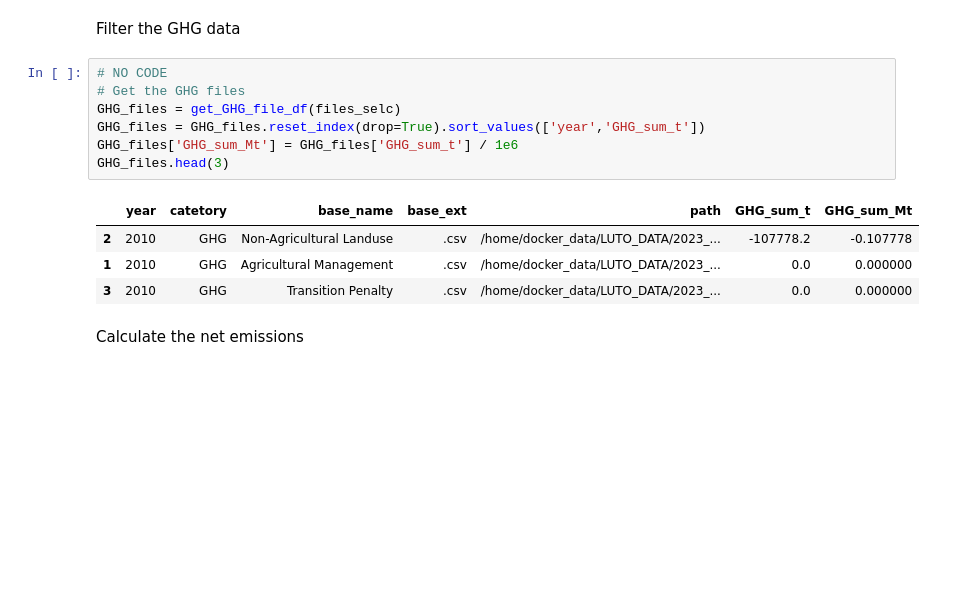
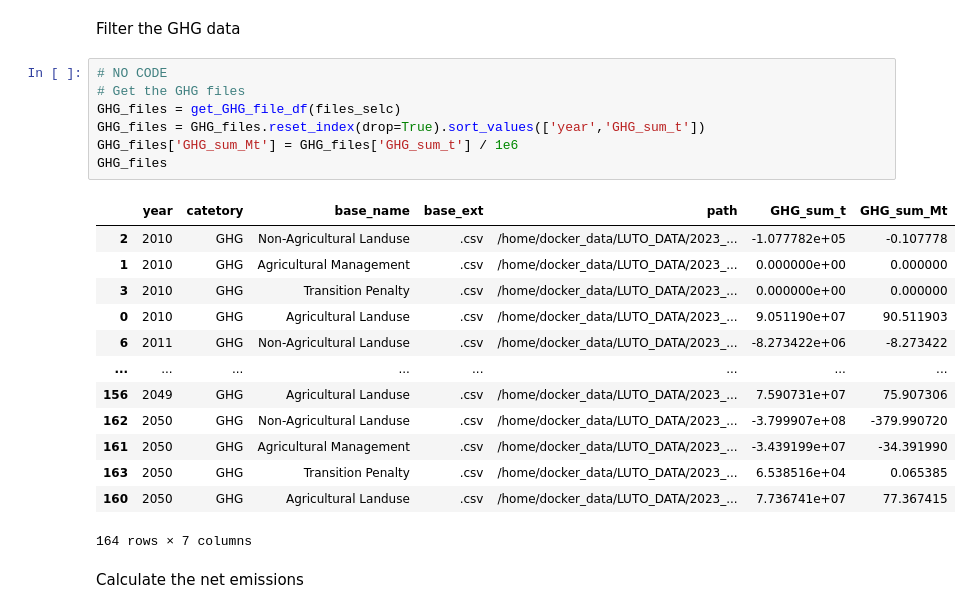
Before and after one commit to JinzhuWANG/VIS_LUTO, a Jupyter notebook: VIS_01_GHG.ipynb, the cells around one changed output. Cells and saved outputs as stored; diff of their text form; blank space fills up the shorter version.

```diff
--- a/VIS_01_GHG.ipynb
+++ b/VIS_01_GHG.ipynb
@@ -36,15 +33,24 @@ Filter the GHG data
 # %%
 # NO CODE
 # Get the GHG files
 GHG_files = get_GHG_file_df(files_selc)
 GHG_files = GHG_files.reset_index(drop=True).sort_values(['year','GHG_sum_t'])
 GHG_files['GHG_sum_Mt'] = GHG_files['GHG_sum_t'] / 1e6
-GHG_files.head(3)
+GHG_files
 # %% [output]
 |  | year | catetory | base_name | base_ext | path | GHG_sum_t | GHG_sum_Mt |
-| 2 | 2010 | GHG | Non-Agricultural Landuse | .csv | /home/docker_data/LUTO_DATA/2023_... | -107778.2 | -0.107778 |
-| 1 | 2010 | GHG | Agricultural Management | .csv | /home/docker_data/LUTO_DATA/2023_... | 0.0 | 0.000000 |
-| 3 | 2010 | GHG | Transition Penalty | .csv | /home/docker_data/LUTO_DATA/2023_... | 0.0 | 0.000000 |
+| 2 | 2010 | GHG | Non-Agricultural Landuse | .csv | /home/docker_data/LUTO_DATA/2023_... | -1.077782e+05 | -0.107778 |
+| 1 | 2010 | GHG | Agricultural Management | .csv | /home/docker_data/LUTO_DATA/2023_... | 0.000000e+00 | 0.000000 |
+| 3 | 2010 | GHG | Transition Penalty | .csv | /home/docker_data/LUTO_DATA/2023_... | 0.000000e+00 | 0.000000 |
+| 0 | 2010 | GHG | Agricultural Landuse | .csv | /home/docker_data/LUTO_DATA/2023_... | 9.051190e+07 | 90.511903 |
+| 6 | 2011 | GHG | Non-Agricultural Landuse | .csv | /home/docker_data/LUTO_DATA/2023_... | -8.273422e+06 | -8.273422 |
+| ... | ... | ... | ... | ... | ... | ... | ... |
+| 156 | 2049 | GHG | Agricultural Landuse | .csv | /home/docker_data/LUTO_DATA/2023_... | 7.590731e+07 | 75.907306 |
+| 162 | 2050 | GHG | Non-Agricultural Landuse | .csv | /home/docker_data/LUTO_DATA/2023_... | -3.799907e+08 | -379.990720 |
+| 161 | 2050 | GHG | Agricultural Management | .csv | /home/docker_data/LUTO_DATA/2023_... | -3.439199e+07 | -34.391990 |
+| 163 | 2050 | GHG | Transition Penalty | .csv | /home/docker_data/LUTO_DATA/2023_... | 6.538516e+04 | 0.065385 |
+| 160 | 2050 | GHG | Agricultural Landuse | .csv | /home/docker_data/LUTO_DATA/2023_... | 7.736741e+07 | 77.367415 |
+164 rows × 7 columns
 # %% [markdown]
 Calculate the net emissions
 # %%
```
Also changed, not shown: parts of 5 cells of this notebook, 3 other files.
